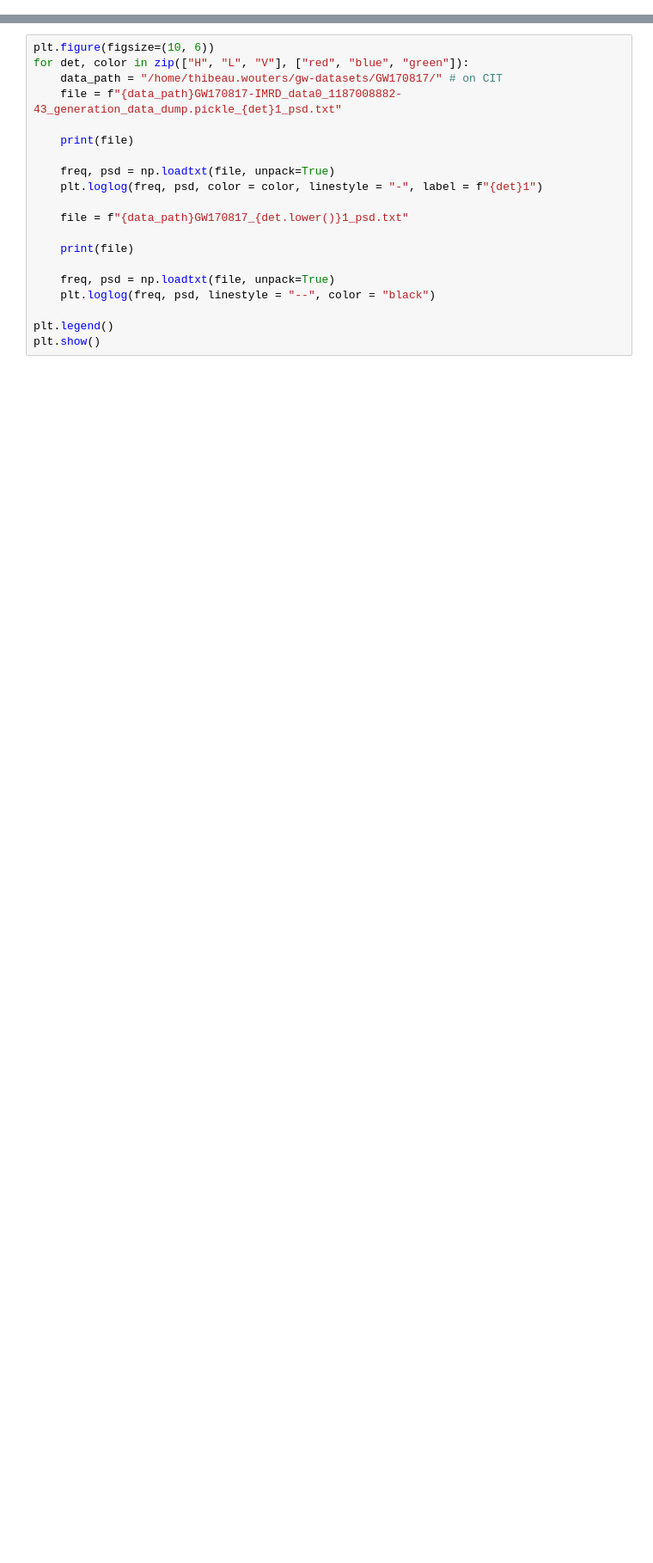
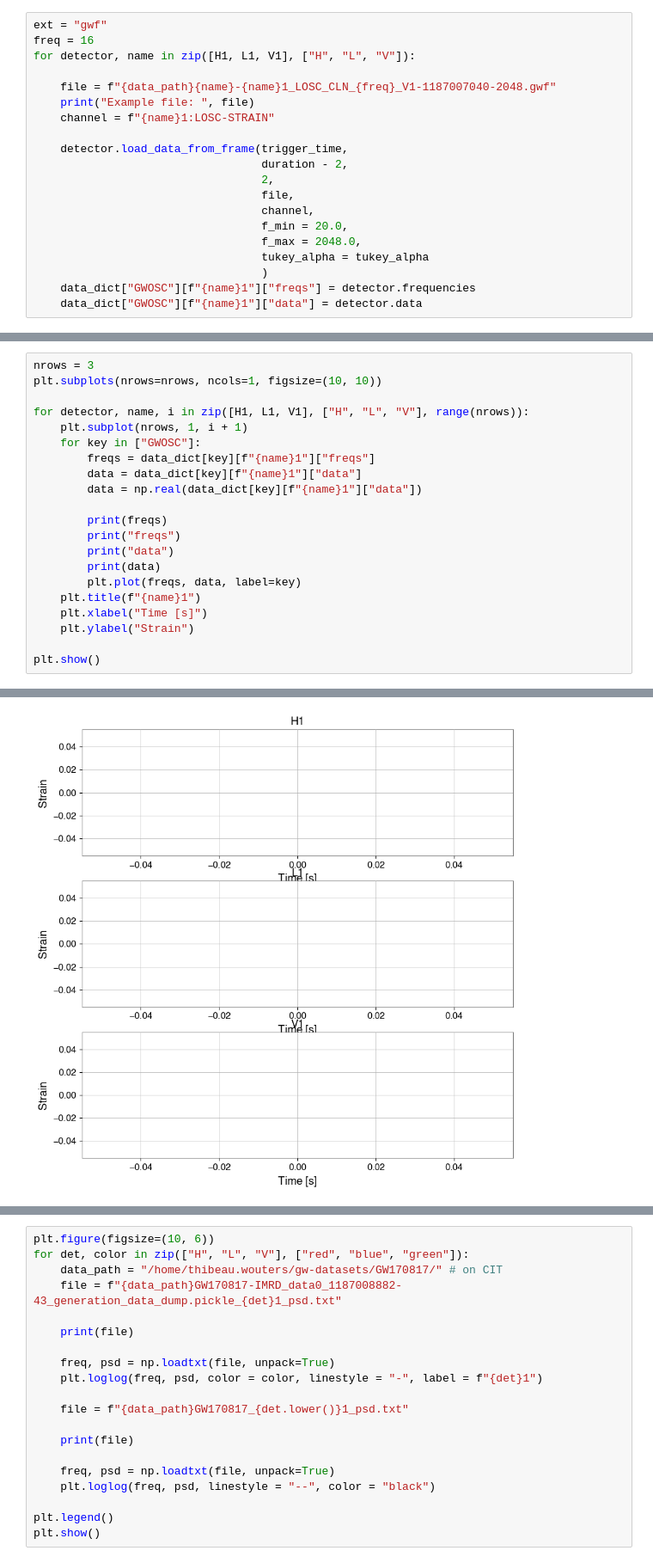
Before and after one commit to ThibeauWouters/TurboPE-BNS, a Jupyter notebook: real_events/sanity_check.ipynb, the cells around one changed output, grey strips where cells are left out. Shown at 86% size. Saved outputs shown, nothing was run; the diff lists cells and outputs as text; blank space fills up the shorter version.

Commit message:
added code to get GW170817 data from txt files

```diff
--- a/real_events/sanity_check.ipynb
+++ b/real_events/sanity_check.ipynb
@@ -43,0 +82,20 @@ Example file:  /home/thibeau.wouters/gw-datasets/GW170817/V-V1_LOSC_CLN_16_V1-11
+# %%
+ext = "gwf"
+freq = 16
+for detector, name in zip([H1, L1, V1], ["H", "L", "V"]):
+
+    file = f"{data_path}{name}-{name}1_LOSC_CLN_{freq}_V1-1187007040-2048.gwf"
+    print("Example file: ", file)
+    channel = f"{name}1:LOSC-STRAIN"
+
+    detector.load_data_from_frame(trigger_time,
+                                  duration - 2,
+                                  2,
+                                  file,
+                                  channel,
+                                  f_min = 20.0,
+                                  f_max = 2048.0,
+                                  tukey_alpha = tukey_alpha
+                                  )
+    data_dict["GWOSC"][f"{name}1"]["freqs"] = detector.frequencies
+    data_dict["GWOSC"][f"{name}1"]["data"] = detector.data
@@ -43,0 +121,22 @@ Example file:  /home/thibeau.wouters/gw-datasets/GW170817/V-V1_LOSC_CLN_16_V1-11
+# %%
+nrows = 3
+plt.subplots(nrows=nrows, ncols=1, figsize=(10, 10))
+
+for detector, name, i in zip([H1, L1, V1], ["H", "L", "V"], range(nrows)):
+    plt.subplot(nrows, 1, i + 1)
+    for key in ["GWOSC"]:
+        freqs = data_dict[key][f"{name}1"]["freqs"]
+        data = data_dict[key][f"{name}1"]["data"]
+        data = np.real(data_dict[key][f"{name}1"]["data"])
+
+        print(freqs)
+        print("freqs")
+        print("data")
+        print(data)
+        plt.plot(freqs, data, label=key)
+    plt.title(f"{name}1")
+    plt.xlabel("Time [s]")
+    plt.ylabel("Strain")
+
+plt.show()
+# %% [output]
@@ -43,0 +158 @@ Example file:  /home/thibeau.wouters/gw-datasets/GW170817/V-V1_LOSC_CLN_16_V1-11
+[figure, added]
```
Also changed, not shown: parts of 14 cells of this notebook.
